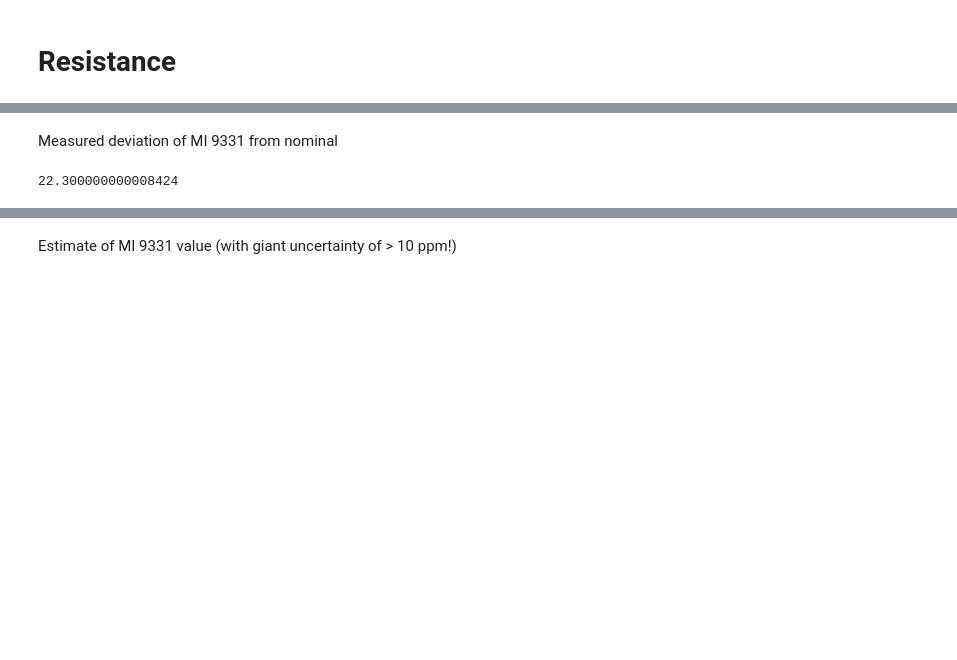
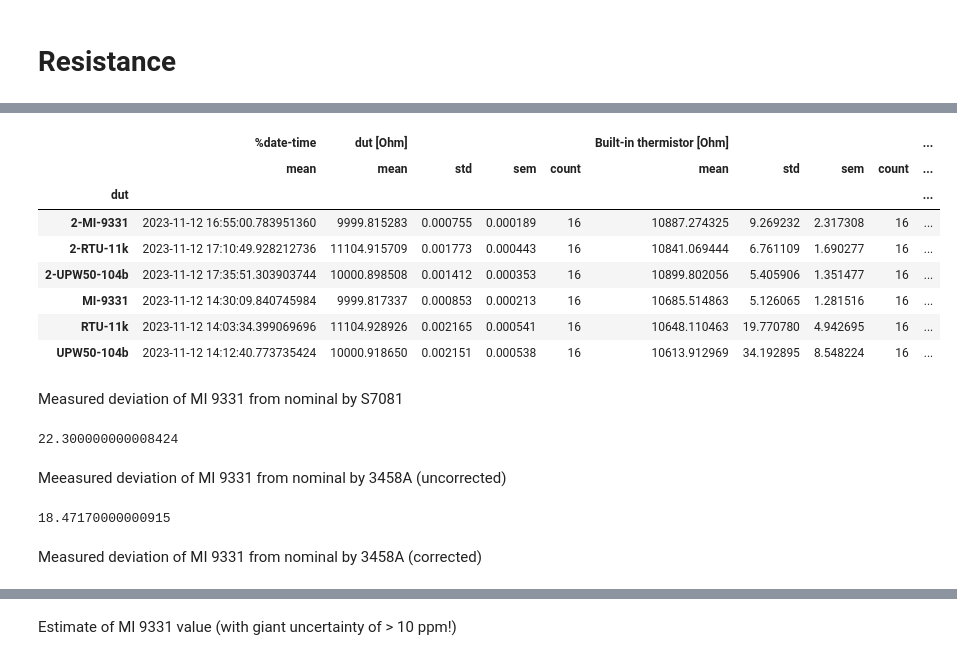
Before and after one commit to alson/metrology-data-analysis, a Jupyter notebook: MMM2023.ipynb, the cells around one changed output, grey strips where cells are left out. Saved outputs shown, nothing was run; the diff lists cells and outputs as text; code cells hidden in the pictures; blank space fills up the shorter version.

Commit message:
MMM2023: Add 3458A resistance data.

```diff
--- a/MMM2023.ipynb
+++ b/MMM2023.ipynb
@@ -134,8 +134,9 @@ for dut in duts:
     res_data = pd.read_csv(f'MMM2023/12112023-{dut}.csv', sep=';', parse_dates=['%date-time'])
     res_data['dut'] = dut
     res_data_list.append(res_data.iloc[-16:])
-res_data = pd.concat(res_data_list)
-res_data.groupby('dut').agg({'%date-time': ['mean'], 'S7081 [Ω]': ['mean', 'std', 'sem', 'count'], 'P5017 [Ω]': ['mean', 'std', 'sem', 'count'], 'TMP112 [°C]': 'mean', 'SHT25 [°C]': 'mean', 'SHT25 [%rH]': 'mean', 'MS5611 [°C]': 'mean', 'MS5611 [hPa]': 'mean'})
+res_data_s7081 = pd.concat(res_data_list)
+grouped_res_data_s7081 = res_data_s7081.groupby('dut').agg({'%date-time': ['mean'], 'S7081 [Ω]': ['mean', 'std', 'sem', 'count'], 'P5017 [Ω]': ['mean', 'std', 'sem', 'count'], 'TMP112 [°C]': 'mean', 'SHT25 [°C]': 'mean', 'SHT25 [%rH]': 'mean', 'MS5611 [°C]': 'mean', 'MS5611 [hPa]': 'mean'})
+grouped_res_data_s7081
 # %% [output]
 |  | %date-time | S7081 [Ω] |  |  |  | P5017 [Ω] |  |  |  | TMP112 [°C] | ... |
 |  | mean | mean | std | sem | count | mean | std | sem | count | mean | ... |
@@ -143,9 +144,39 @@ res_data.groupby('dut').agg({'%date-time': ['mean'], 'S7081 [Ω]': ['mean', 'std
 | MI-9331 | 2023-11-12 21:14:04.137386752 | 9.999777 | 5.977388e-07 | 1.494347e-07 | 16 | 10857.562813 | 9.623582 | 2.405896 | 16 | 23.691406 | ... |
 | RTU-11k-Resistor-xdevs | 2023-11-12 20:33:07.949005824 | 11.104889 | 1.243651e-06 | 3.109126e-07 | 16 | 10771.349750 | 4.094112 | 1.023528 | 16 | 23.621094 | ... |
 | UPW50-104b | 2023-11-12 22:18:15.746028800 | 10.000876 | 3.930649e-07 | 9.826622e-08 | 16 | 10804.331062 | 1.361830 | 0.340458 | 16 | 23.722656 | ... |
+# %%
+duts = ['MI-9331', 'RTU-11k', 'UPW50-104b', '2-MI-9331', '2-RTU-11k', '2-UPW50-104b']
+res_data_list = []
+for dut in duts:
+    res_data = pd.read_csv(f'MMM2023/12112023_ohmf_{dut}.csv', sep=';', parse_dates=['%date-time'])
+    res_data['dut'] = dut
+    res_data.rename(columns={f' {dut} [Ohm]': 'dut [Ohm]'}, inplace=True)
+    res_data_list.append(res_data.iloc[-16:])
+res_data_3458a = pd.concat(res_data_list)
+grouped_res_data_3458a = res_data_3458a.groupby('dut').agg({'%date-time': ['mean'], 'dut [Ohm]': ['mean', 'std', 'sem', 'count'],  ' Built-in thermistor [Ohm]': ['mean', 'std', 'sem', 'count'], ' TMP112 [°C]': 'mean', 'SHT25 [°C]': 'mean', 'SHT25 [%rH]': 'mean', 'MS5611 [°C]': 'mean', 'MS5611 [hPa]': 'mean'})
+grouped_res_data_3458a['dut_corrected_for_3458a_drift'] = grouped_res_data_3458a[('dut [Ohm]', 'mean')] * 0.99999566
+grouped_res_data_3458a
+# %% [output]
+|  | %date-time | dut [Ohm] |  |  |  | Built-in thermistor [Ohm] |  |  |  | ... |
+|  | mean | mean | std | sem | count | mean | std | sem | count | ... |
+| dut |  |  |  |  |  |  |  |  |  | ... |
+| 2-MI-9331 | 2023-11-12 16:55:00.783951360 | 9999.815283 | 0.000755 | 0.000189 | 16 | 10887.274325 | 9.269232 | 2.317308 | 16 | ... |
+| 2-RTU-11k | 2023-11-12 17:10:49.928212736 | 11104.915709 | 0.001773 | 0.000443 | 16 | 10841.069444 | 6.761109 | 1.690277 | 16 | ... |
+| 2-UPW50-104b | 2023-11-12 17:35:51.303903744 | 10000.898508 | 0.001412 | 0.000353 | 16 | 10899.802056 | 5.405906 | 1.351477 | 16 | ... |
+| MI-9331 | 2023-11-12 14:30:09.840745984 | 9999.817337 | 0.000853 | 0.000213 | 16 | 10685.514863 | 5.126065 | 1.281516 | 16 | ... |
+| RTU-11k | 2023-11-12 14:03:34.399069696 | 11104.928926 | 0.002165 | 0.000541 | 16 | 10648.110463 | 19.770780 | 4.942695 | 16 | ... |
+| UPW50-104b | 2023-11-12 14:12:40.773735424 | 10000.918650 | 0.002151 | 0.000538 | 16 | 10613.912969 | 34.192895 | 8.548224 | 16 | ... |
 # %% [markdown]
-Measured deviation of MI 9331 from nominal
+Measured deviation of MI 9331 from nominal by S7081
 # %%
 (10-9.999777)/10 * 1e6
 # %% [output]
 22.300000000008424
+# %% [markdown]
+Meeasured deviation of MI 9331 from nominal by 3458A (uncorrected)
+# %%
+(10000 - 9999.815283) / 10000 * 1e6
+# %% [output]
+18.47170000000915
+# %% [markdown]
+Measured deviation of MI 9331 from nominal by 3458A (corrected)
```
Also changed, not shown: parts of 1 cell of this notebook.
